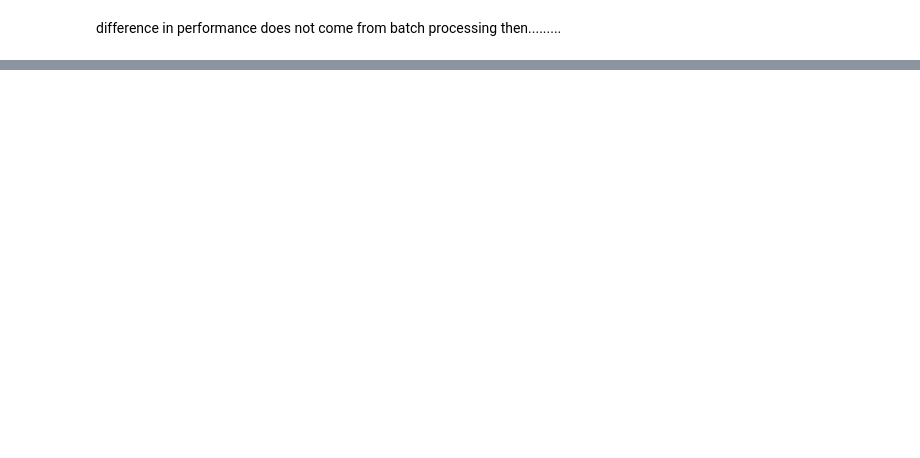
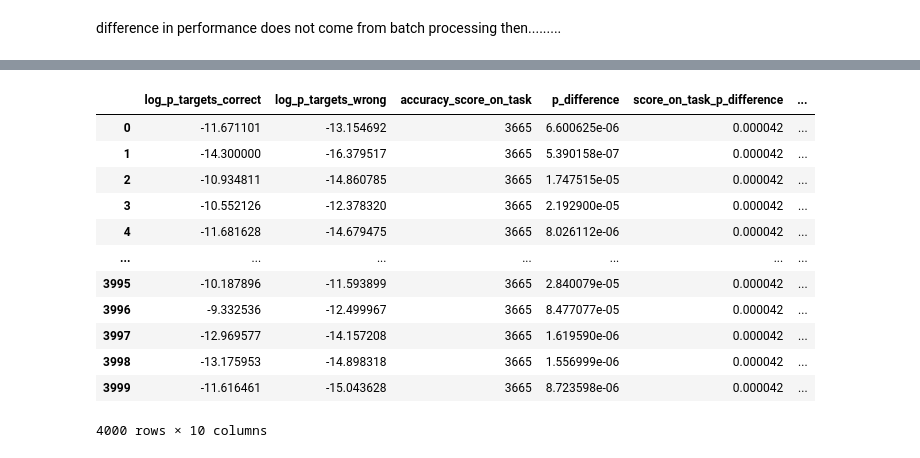
Before and after one commit to malo-renaudin/colorlessgreenRNNs, a Jupyter notebook: pred_w_dataloader.ipynb, the cells around one changed output, grey strips where cells are left out. Cells and saved outputs as stored; diff of their text form; code cells hidden in the pictures; blank space fills up the shorter version.

```diff
--- a/pred_w_dataloader.ipynb
+++ b/pred_w_dataloader.ipynb
@@ -263,0 +242,18 @@ difference in performance does not come from batch processing then.........
+# %%
+df2 = pd.read_csv('/scratch2/mrenaudin/colorlessgreenRNNs/NounPP/results.abl')
+# %%
+df2
+# %% [output]
+|  | log_p_targets_correct | log_p_targets_wrong | accuracy_score_on_task | p_difference | score_on_task_p_difference | ... |
+| 0 | -11.671101 | -13.154692 | 3665 | 6.600625e-06 | 0.000042 | ... |
+| 1 | -14.300000 | -16.379517 | 3665 | 5.390158e-07 | 0.000042 | ... |
+| 2 | -10.934811 | -14.860785 | 3665 | 1.747515e-05 | 0.000042 | ... |
+| 3 | -10.552126 | -12.378320 | 3665 | 2.192900e-05 | 0.000042 | ... |
+| 4 | -11.681628 | -14.679475 | 3665 | 8.026112e-06 | 0.000042 | ... |
+| ... | ... | ... | ... | ... | ... | ... |
+| 3995 | -10.187896 | -11.593899 | 3665 | 2.840079e-05 | 0.000042 | ... |
+| 3996 | -9.332536 | -12.499967 | 3665 | 8.477077e-05 | 0.000042 | ... |
+| 3997 | -12.969577 | -14.157208 | 3665 | 1.619590e-06 | 0.000042 | ... |
+| 3998 | -13.175953 | -14.898318 | 3665 | 1.556999e-06 | 0.000042 | ... |
+| 3999 | -11.616461 | -15.043628 | 3665 | 8.723598e-06 | 0.000042 | ... |
+4000 rows × 10 columns
```
Also changed, not shown: parts of 8 cells of this notebook, 2 other files.
